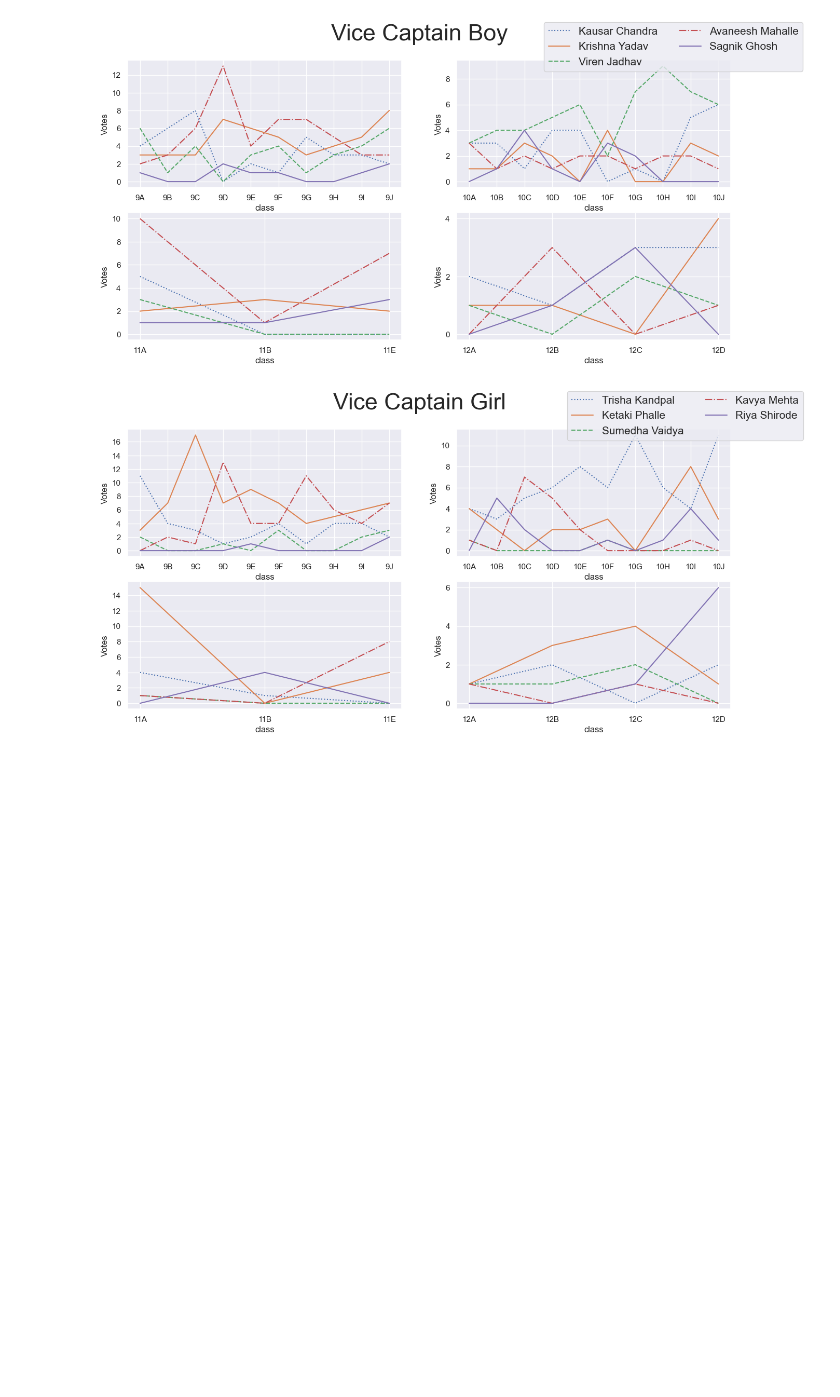
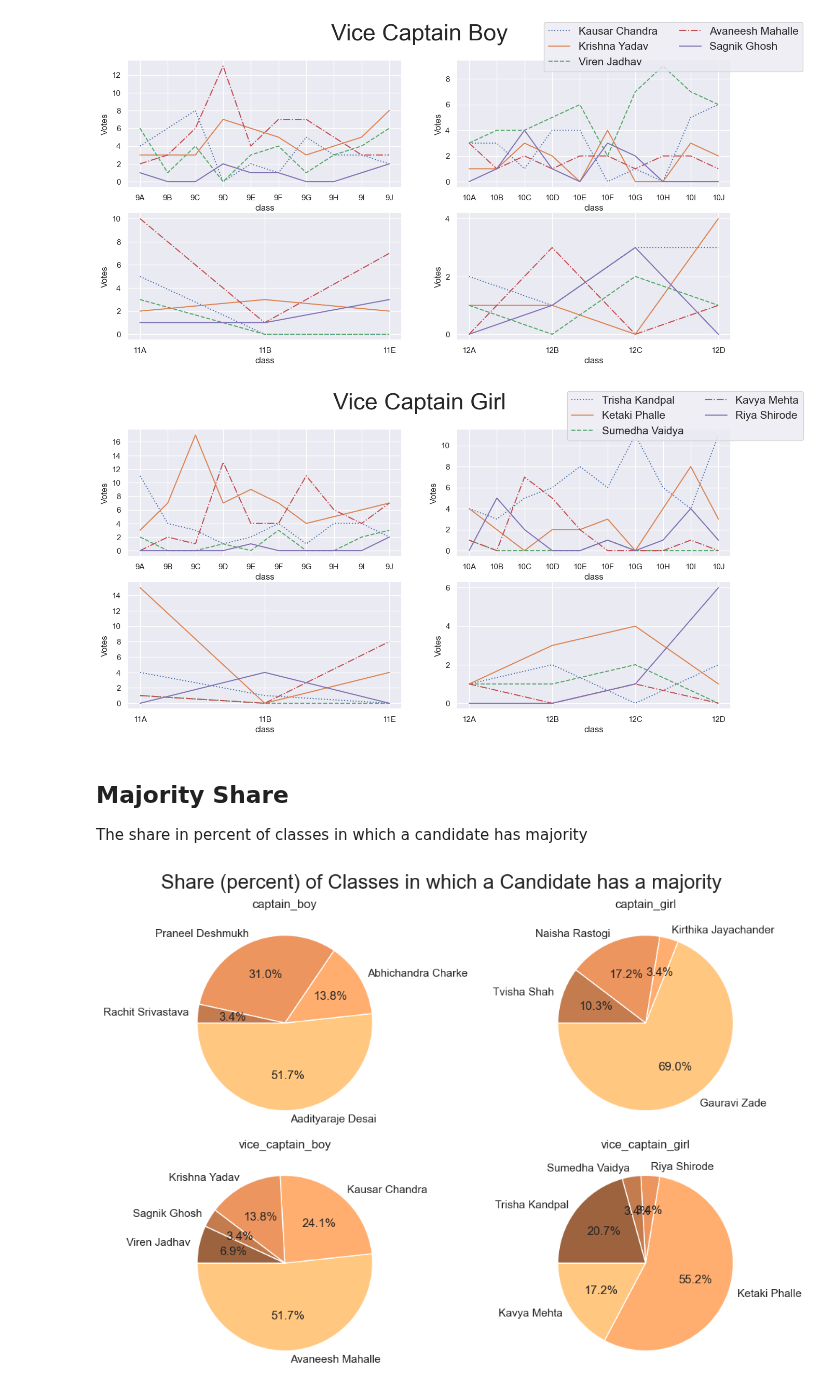
Before and after one commit to d1vij/elections-vote-analysis, a Jupyter notebook: project.ipynb, the cells around one changed output. Saved outputs shown, nothing was run; the diff lists cells and outputs as text; code cells hidden in the pictures; blank space fills up the shorter version.

```diff
--- a/project.ipynb
+++ b/project.ipynb
@@ -139,14 +167,14 @@ candidate_data = {
 }
 # fmt: on
 import json
-
 import pandas as pd
 
+def get_classwise_documents_from_local(votes_json: str) -> list[dict]:
+    with open(votes_json) as file:
+        return json.loads(file.read())
 
-def calculate_votes(votes_json: str):
-    with open(votes_json) as file:
-        classwise_votes: list[dict] = json.loads(file.read())
-
+def calculate_votes(votes_json: str) -> pd.DataFrame:
+    classwise_votes = get_classwise_documents_from_local(votes_json)
     votes_df = pd.DataFrame(
         [
             {
@@ -164,3 +192,4 @@ def calculate_votes(votes_json: str):
 
 
 votes_df = calculate_votes("votes.json")
+print(votes_df.head(10))
@@ -482,3 +483,7 @@ print(x)
+# %% [markdown]
+## Majority Share
+
+The share in percent of classes in which a candidate has majority
 # %%
 total_classes = len(cb["class"].unique())
 
@@ -488,59 +493,37 @@ fig.suptitle("Share (percent) of Classes in which a Candidate has a majority
 subplot_positions = [
         (0, 0),
         (0, 1),
         (1, 0),
         (1, 1),
     ]
 
 colors = plt.cm.copper_r(np.linspace(0,0.50,5)) # type: ignore
-1
-2
-3
-print(cb)
-x = cb.groupby(["class", "candidate_name"]).size()
-print(x)
 
-          class      candidate_name
-0           10A   Aadityaraje Desai
-1           10A  Abhichandra Charke
-2           10A   Aadityaraje Desai
-3           10A   Aadityaraje Desai
-4           10A  Abhichandra Charke
-..          ...                 ...
-380  candidates   Aadityaraje Desai
-381  candidates    Praneel Deshmukh
-382  candidates   Aadityaraje Desai
-383  candidates   Aadityaraje Desai
-384  candidates    Praneel Deshmukh
 
 for idx, (post_name, post_df) in enumerate(postwise_votes_df.items()):
     pos = subplot_positions[idx]
     # kitne classes me each candidate has the maximum votes
-    print(post_df)
-    # Column wise maximum will give the winning candidate of that class
-    classes_won_by_candidate_series = post_df.groupby(["class", "candidate_name"]).size().reset_index("votes")
-    print(classes_won_by_candidate_series)
-    count_series = (
-        classes_won_by_candidate_series
-            .groupby(classes_won_by_candidate_series)
-            .count()
-            .sort_values(ascending=False)
-        )
+
+    votes = post_df.value_counts(["class", "candidate_name"]).reset_index(name="votes")
+    winners = votes.loc[votes.groupby("class")["votes"].idxmax()]
+    count_series = winners.groupby("candidate_name").size()
     percents_series = count_series / total_classes
 
     max_val = percents_series.max()
 
     axes[pos].set_title(post_name)
     axes[pos].pie(
         percents_series,
         labels=percents_series.index.map(
-            lambda name: name.replace(_UNDERSCORE, _SPACE)
+            lambda name: name.replace("_", " ")
         ),
         autopct="%1.1f%%",
         startangle=180,
         colors=colors,
     )
     axes[pos].set(aspect='equal')
 
 
 plt.show()
+# %% [output]
+[figure, added]
```
Also changed, not shown: parts of 51 cells of this notebook, 16 other files.
